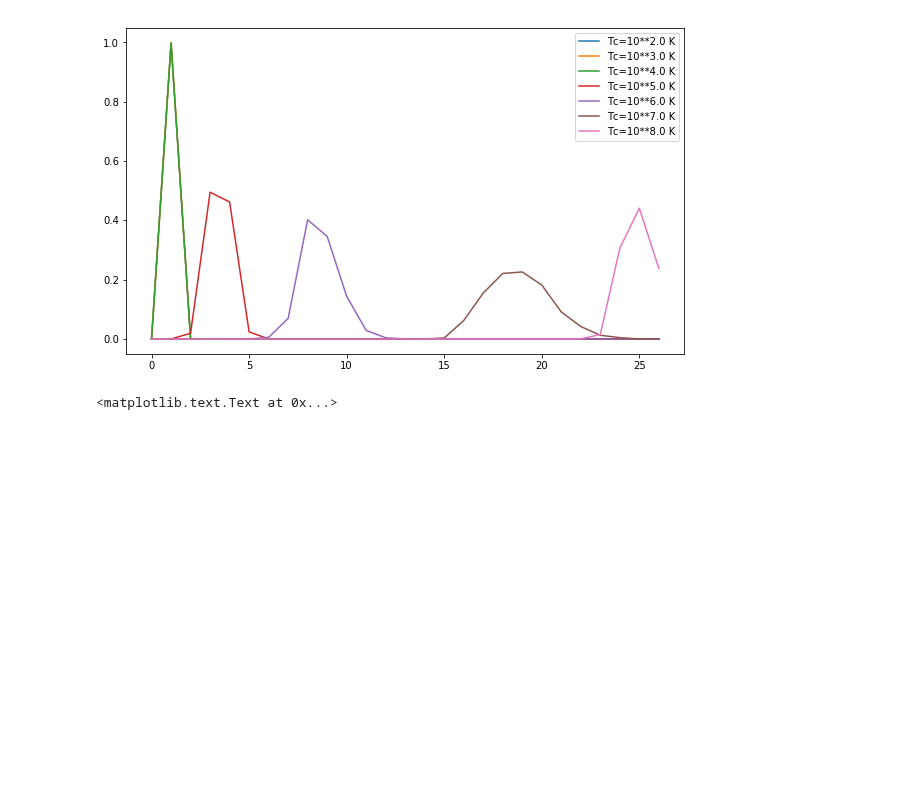
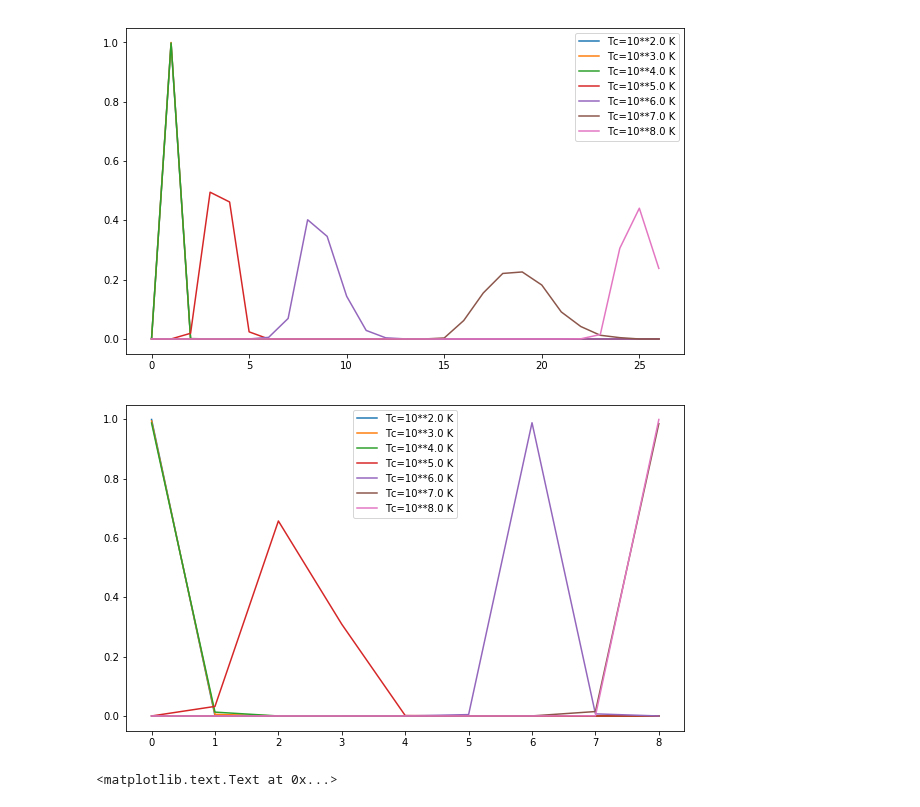
Before and after one commit to Morisset/Cloudy_Summer_School, a Jupyter notebook: Notebooks/Coronal.ipynb, the cells around one changed output. Drawn from its saved outputs; the diff is of its cells as text; code cells hidden in the pictures; blank space fills up the shorter version.

```diff
--- a/Notebooks/Coronal.ipynb
+++ b/Notebooks/Coronal.ipynb
@@ -52,6 +52,14 @@ for M in Ms:
 ax.legend();
 # %% [output]
 [figure]
+# %%
+f, ax = plt.subplots(figsize=(10,6))
+for M in Ms:
+    Fe_ions = [M.get_ionic('O', i) for i in np.arange(9)]
+    ax.plot(Fe_ions,label='Tc=10**{} K'.format(M.model_name_s.split('_')[1]))
+ax.legend();
+# %% [output]
+[figure, added]
 # %%
 # The following will run 71 models 8 at a time. Change this according to your computer...
 for T in np.logspace(2, 8, 71):
```
